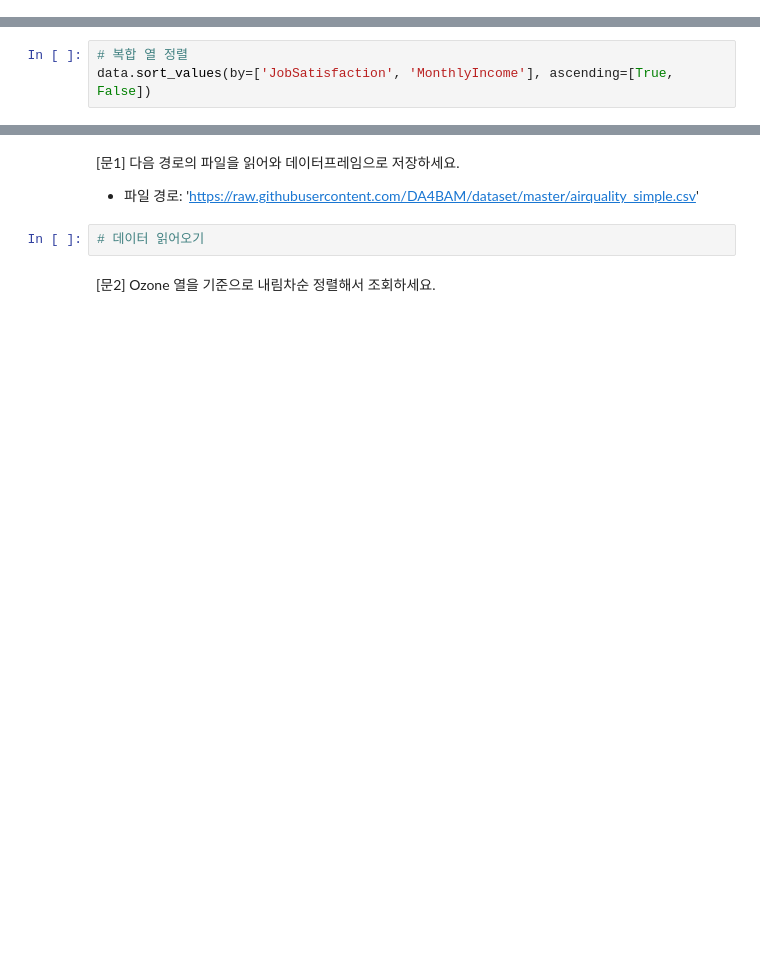
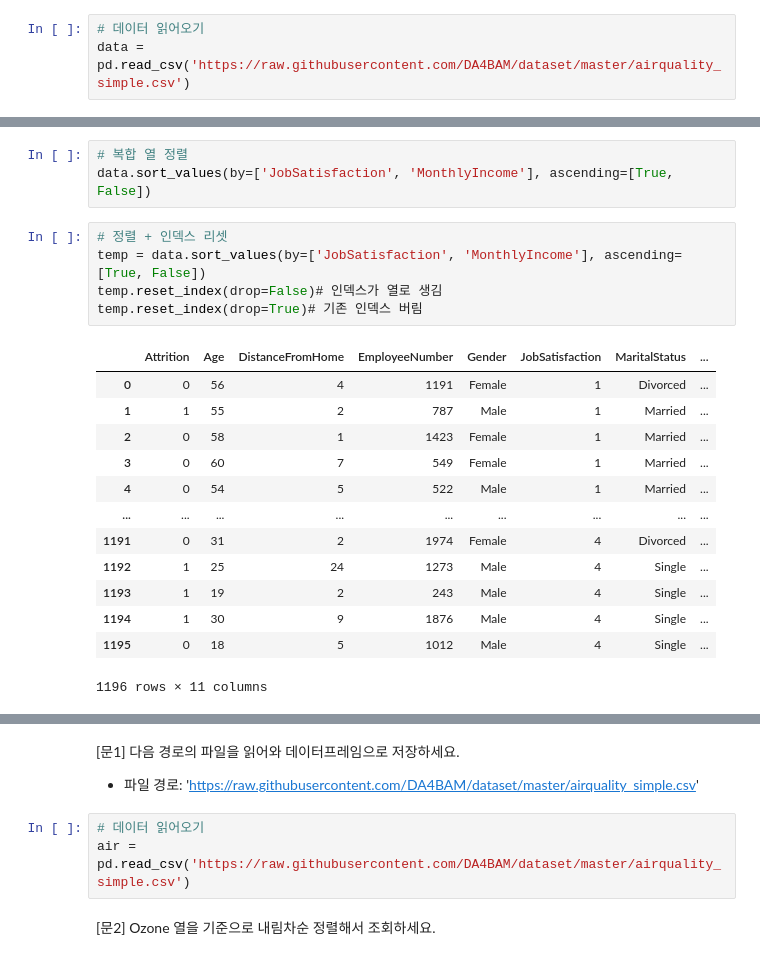
Before and after one commit to yeonsu98/KT-AIVLE-Python, a Jupyter notebook: 20220801/python라이브러리/03 - 판다스 데이터프레임 탐색.ipynb, the cells around one changed output, grey strips where cells are left out. Cells and saved outputs as stored; diff of their text form; blank space fills up the shorter version.

```diff
--- a/20220801/python라이브러리/03 - 판다스 데이터프레임 탐색.ipynb
+++ b/20220801/python라이브러리/03 - 판다스 데이터프레임 탐색.ipynb
@@ -116,3 +202,6 @@ print(data[['Age', 'MonthlyIncome']].describe())
+# %%
+# 데이터 읽어오기
+data = pd.read_csv('https://raw.githubusercontent.com/DA4BAM/dataset/master/airquality_simple.csv')
 # %% [markdown]
 [문2] 데이터프레임 관련 정보를 확인하세요.
 # %%
@@ -139,14 +284,34 @@ data.sort_values(by='MonthlyIncome', ascending=False)
 # %%
 # 복합 열 정렬
 data.sort_values(by=['JobSatisfaction', 'MonthlyIncome'], ascending=[True, False])
+# %%
+# 정렬 + 인덱스 리셋
+temp = data.sort_values(by=['JobSatisfaction', 'MonthlyIncome'], ascending=[True, False])
+temp.reset_index(drop=False)# 인덱스가 열로 생김
+temp.reset_index(drop=True)# 기존 인덱스 버림
+# %% [output]
+|  | Attrition | Age | DistanceFromHome | EmployeeNumber | Gender | JobSatisfaction | MaritalStatus | ... |
+| 0 | 0 | 56 | 4 | 1191 | Female | 1 | Divorced | ... |
+| 1 | 1 | 55 | 2 | 787 | Male | 1 | Married | ... |
+| 2 | 0 | 58 | 1 | 1423 | Female | 1 | Married | ... |
+| 3 | 0 | 60 | 7 | 549 | Female | 1 | Married | ... |
+| 4 | 0 | 54 | 5 | 522 | Male | 1 | Married | ... |
+| ... | ... | ... | ... | ... | ... | ... | ... | ... |
+| 1191 | 0 | 31 | 2 | 1974 | Female | 4 | Divorced | ... |
+| 1192 | 1 | 25 | 24 | 1273 | Male | 4 | Single | ... |
+| 1193 | 1 | 19 | 2 | 243 | Male | 4 | Single | ... |
+| 1194 | 1 | 30 | 9 | 1876 | Male | 4 | Single | ... |
+| 1195 | 0 | 18 | 5 | 1012 | Male | 4 | Single | ... |
+1196 rows × 11 columns
 # %% [markdown]
 <img src='https://raw.githubusercontent.com/jangrae/img/master/practice_01.png' width=120 align="left"/>
 # %% [markdown]
 [문1] 다음 경로의 파일을 읽어와 데이터프레임으로 저장하세요.
 
 - 파일 경로: 'https://raw.githubusercontent.com/DA4BAM/dataset/master/airquality_simple.csv'
-# %%
-# 데이터 읽어오기
+# %%
+# 데이터 읽어오기
+air = pd.read_csv('https://raw.githubusercontent.com/DA4BAM/dataset/master/airquality_simple.csv')
 # %% [markdown]
 [문2] Ozone 열을 기준으로 내림차순 정렬해서 조회하세요.
 # %%
```
Also changed, not shown: parts of 37 cells of this notebook, 2 other files.
